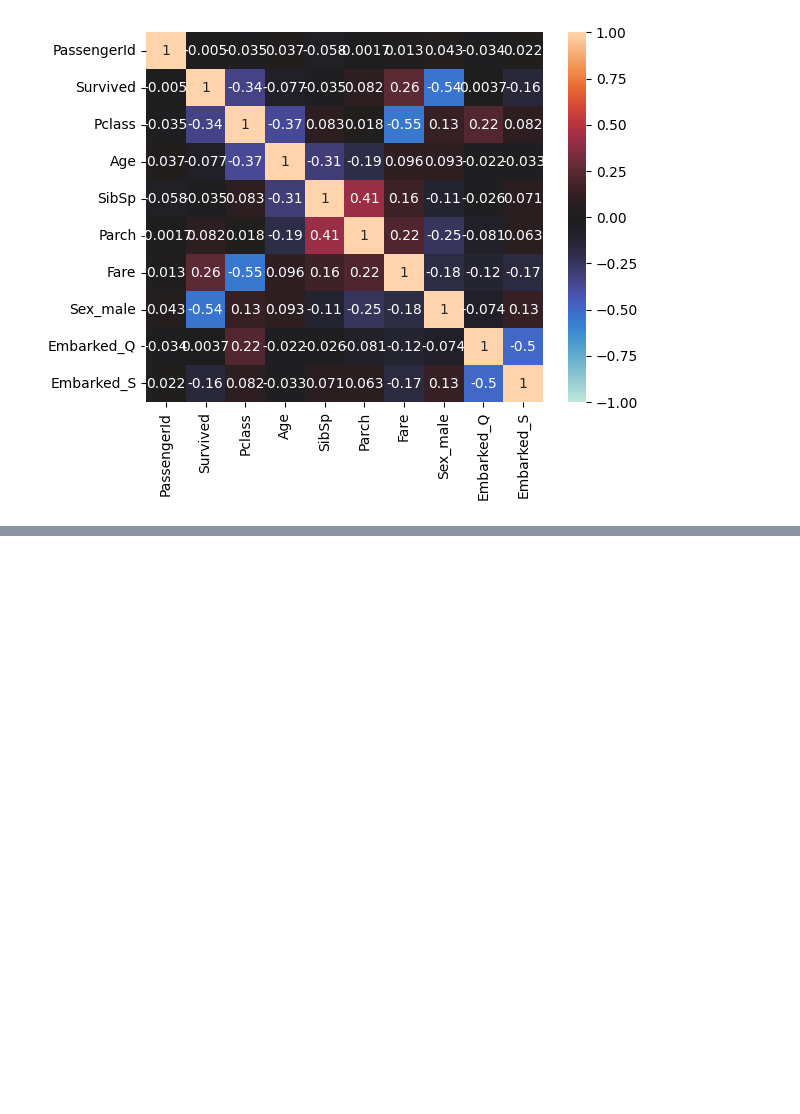
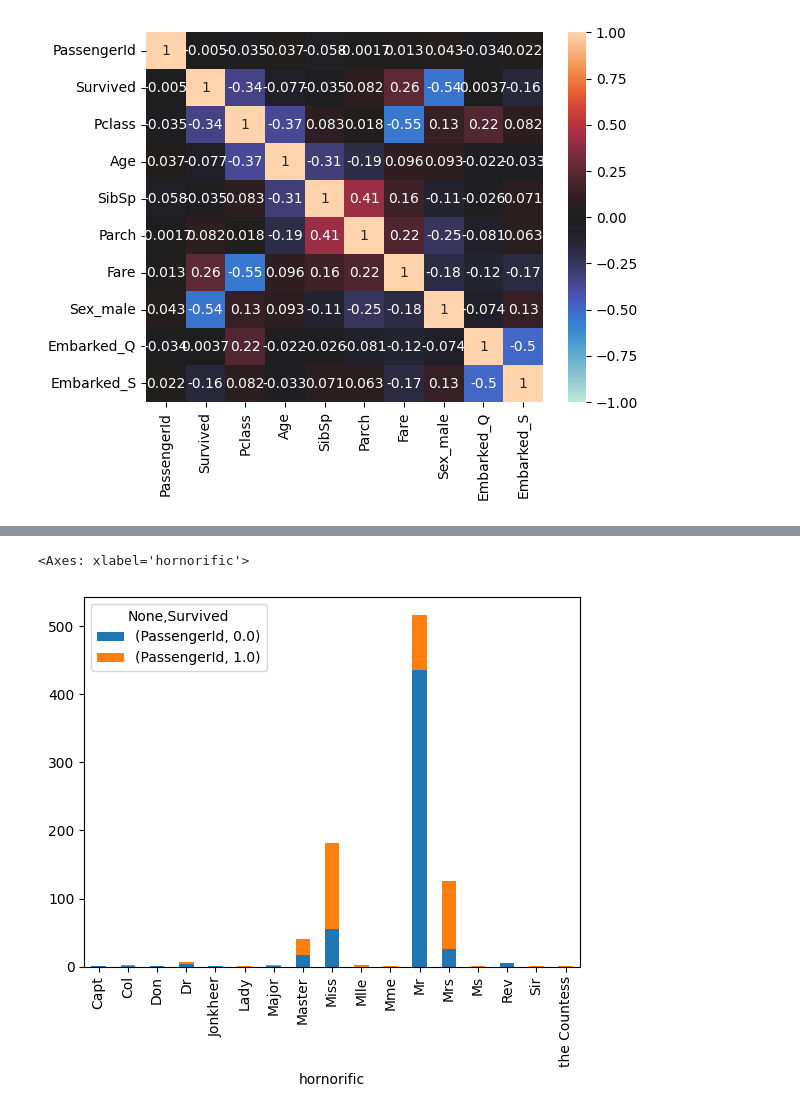
Before and after one commit to mattsum/kuIotBigdataclass, a Jupyter notebook: kaggle_titanic2.ipynb, the cells around one changed output, grey strips where cells are left out. Saved outputs shown, nothing was run; the diff lists cells and outputs as text; code cells hidden in the pictures; blank space fills up the shorter version.

```diff
--- a/kaggle_titanic2.ipynb
+++ b/kaggle_titanic2.ipynb
@@ -167,0 +343,10 @@ sns.heatmap(data_corr, vmax=1, vmin=-1, center=0, annot=True)
+# %%
+hornorific_df = (
+    all_df[["hornorific", "Survived", "PassengerId"]]
+    .dropna().groupby(["hornorific", "Survived"])
+    .count().unstack()
+)
+hornorific_df.plot.bar(stacked=True)
+# %% [output]
+<Axes: xlabel='hornorific'>
+[figure, added]
```
Also changed, not shown: parts of 23 cells of this notebook.
